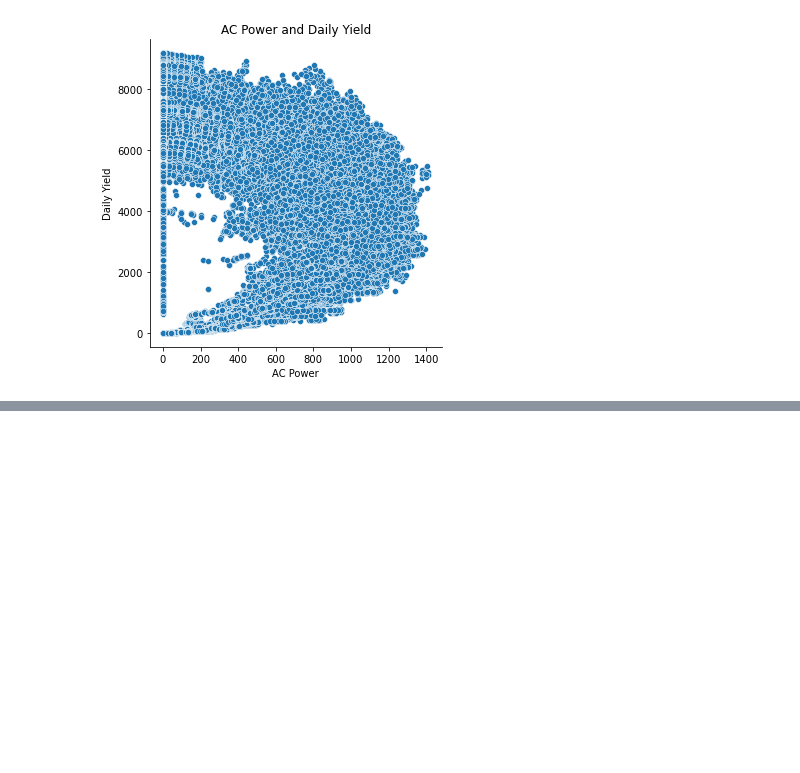
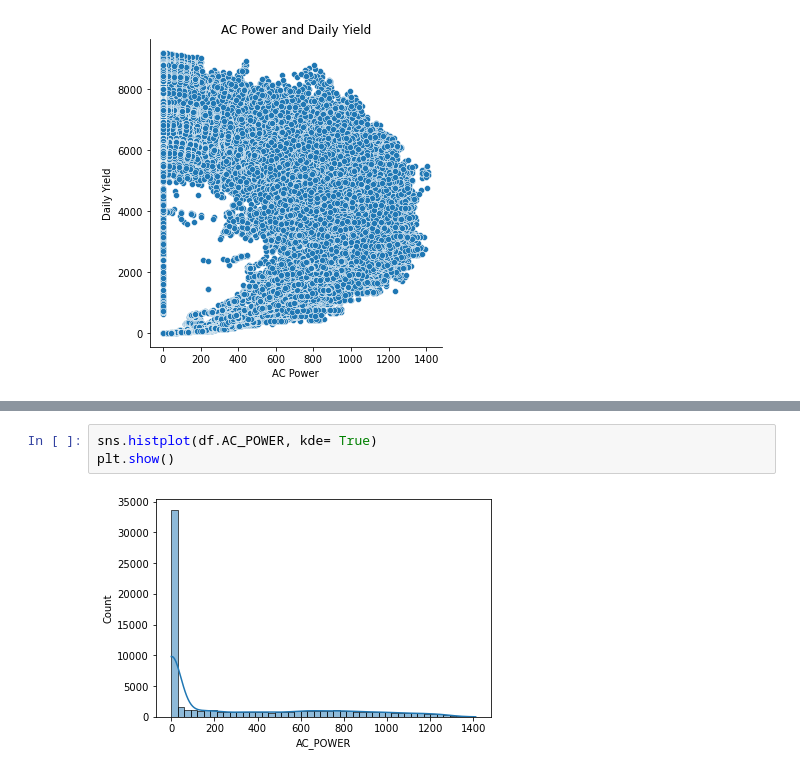
Before and after one commit to BurtonBarnes/solar, a Jupyter notebook: final_notebook.ipynb, the cells around one changed output, grey strips where cells are left out. Cells and saved outputs as stored; diff of their text form; blank space fills up the shorter version.

```diff
--- a/final_notebook.ipynb
+++ b/final_notebook.ipynb
@@ -110,0 +116,5 @@ Text(-2.700000000000003, 0.5, 'Daily Yield')
+# %%
+sns.histplot(df.AC_POWER, kde= True)
+plt.show()
+# %% [output]
+[figure, added]
```
Also changed, not shown: parts of 3 cells of this notebook.
